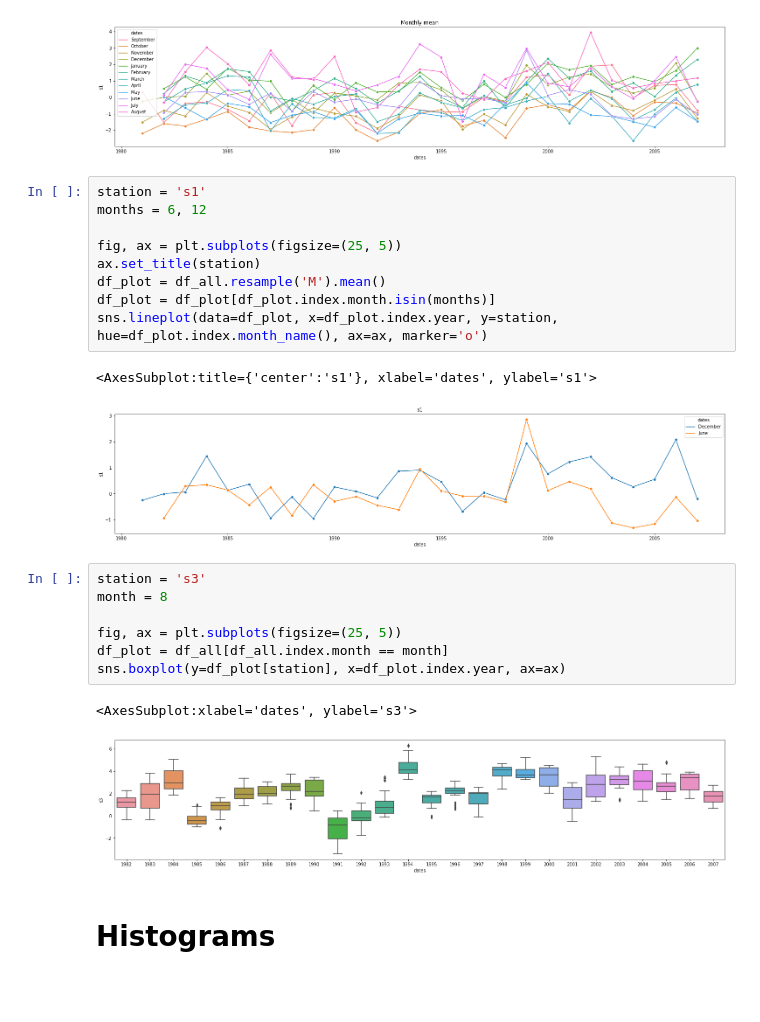
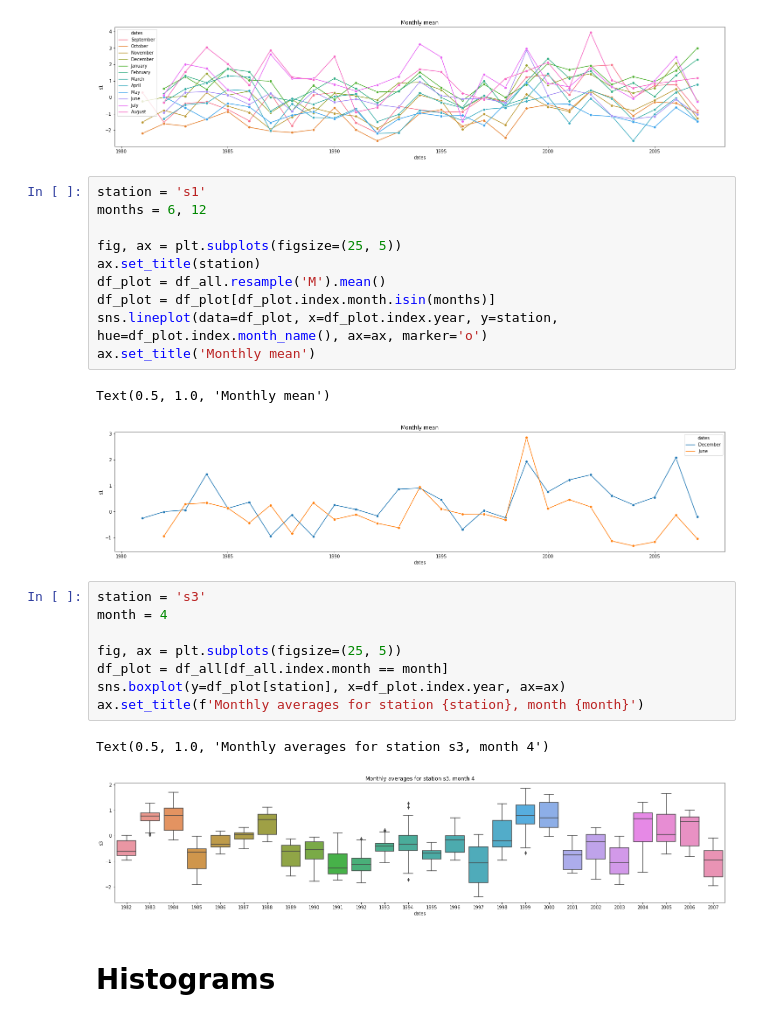
Before and after one commit to saschagaudlitz/Flash, a Jupyter notebook: visualize.ipynb, the cells around one changed output. Drawn from its saved outputs; the diff is of its cells as text; blank space fills up the shorter version.

```diff
--- a/visualize.ipynb
+++ b/visualize.ipynb
@@ -131,19 +160,21 @@ ax.set_title(station)
 df_plot = df_all.resample('M').mean()
 df_plot = df_plot[df_plot.index.month.isin(months)]
 sns.lineplot(data=df_plot, x=df_plot.index.year, y=station, hue=df_plot.index.month_name(), ax=ax, marker='o')
+ax.set_title('Monthly mean')
 # %% [output]
-<AxesSubplot:title={'center':'s1'}, xlabel='dates', ylabel='s1'>
+Text(0.5, 1.0, 'Monthly mean')
-[figure, old version]
+[figure, new version]
 # %%
 station = 's3'
-month = 8
+month = 4
 
 fig, ax = plt.subplots(figsize=(25, 5))
 df_plot = df_all[df_all.index.month == month]
 sns.boxplot(y=df_plot[station], x=df_plot.index.year, ax=ax)
+ax.set_title(f'Monthly averages for station {station}, month {month}')
 # %% [output]
-<AxesSubplot:xlabel='dates', ylabel='s3'>
+Text(0.5, 1.0, 'Monthly averages for station s3, month 4')
-[figure, old version]
+[figure, new version]
 # %% [markdown]
 # Histograms
 # %%
```
Also changed, not shown: parts of 7 cells of this notebook, 18 other files.
